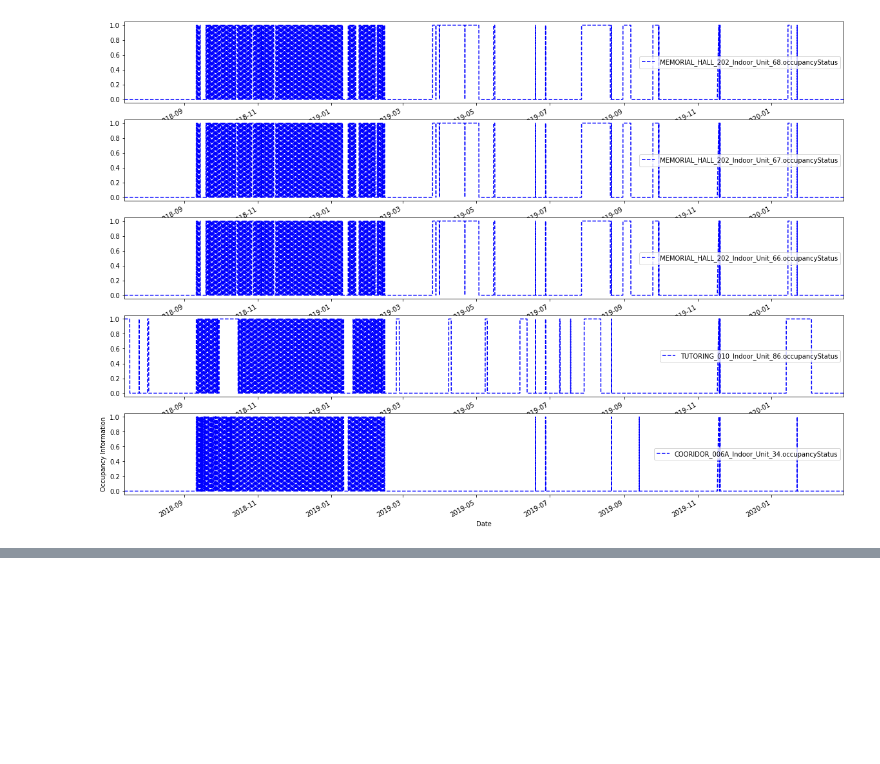
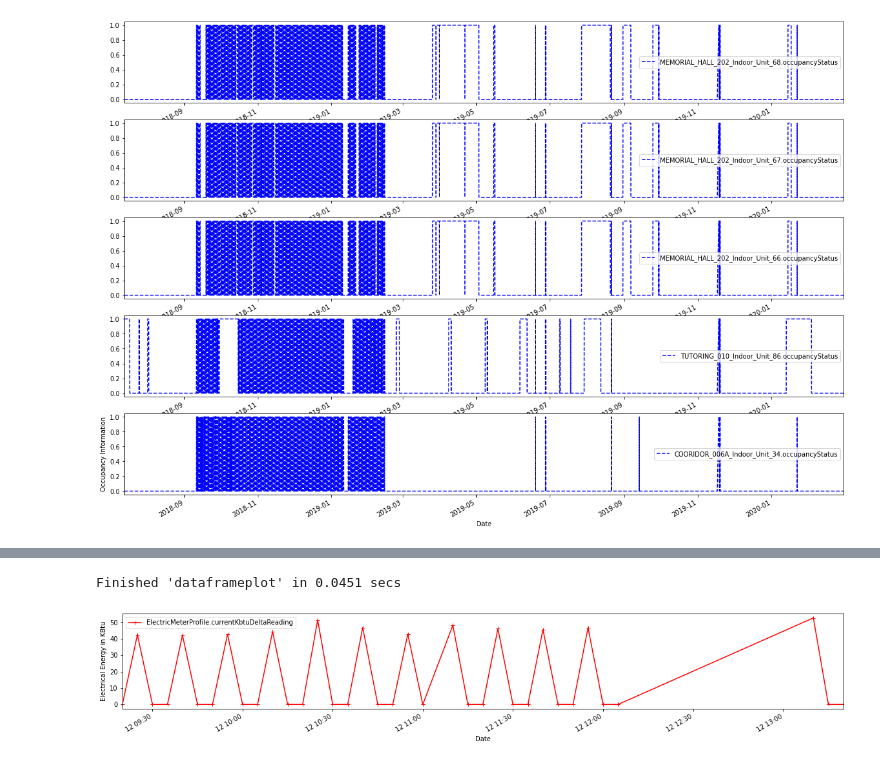
Before and after one commit to AndrewSundaram/VU_SmartCities, a Jupyter notebook: EnergyWorkbook.ipynb, the cells around one changed output, grey strips where cells are left out. Saved outputs shown, nothing was run; the diff lists cells and outputs as text; code cells hidden in the pictures; blank space fills up the shorter version.

```diff
--- a/EnergyWorkbook.ipynb
+++ b/EnergyWorkbook.ipynb
@@ -128,6 +141,9 @@ KeyError: ignored
 # %%
-df2 = dp.readfile('./data/occupancyStatus.csv',
+# load data path
+energy_data = dp.readfile('./data/AH_Energy_Meter.csv',
                       timeformat='%m/%d/%Y %H:%M',
                       dateheading='Date')
+
+# Basic preprocessing read data and perform certain available operations and return processed dataframe
 processmethods = ['file2df', 'datetime_parse_df']
-df2 = df2.return_df(processmethods=processmethods)
+energy_data = energy_data.return_df(processmethods=processmethods)
@@ -137,0 +150,7 @@ KeyError: ignored
+# %%
+# Drop Columns where more than X% of values are NaN
+x = 8
+energy_data = dp.dropNaNcols(energy_data, threshold = 1-(x/100))
+
+# Drop entire rows with NaN cells
+energy_data = dp.dropNaNrows(energy_data)
@@ -137,0 +181,6 @@ KeyError: ignored
+# %%
+# We want to look at data from 12th of July 9:17 am to 12th of July 01:23 pm
+# We slice the data frame to look at the above mentioned date range using the command below
+df_new = energy_data[(energy_data.index >= '2018-07-12 09:17:00') & (energy_data.index <= '2018-07-12 13:23:00')]
+# look at the newly created dataframe after slicing
+df_new.head(50)
@@ -137,0 +206,12 @@ KeyError: ignored
+# %%
+# In case we want to plot the "Electrical Energy" for the small section of data we just created
+# plot the columns
+dp.dataframeplot(df_new[['ElectricMeterProfile.currentKbtuDeltaReading']],
+                 style='r+-',  # plot with red line and annotate points with '+' symbol and connect themby straight lines
+                 xlabel='Date',
+                 ylabel='Electrical Energy in KBtu',
+                 lazy=False,
+                 legend=True)
+# %% [output]
+Finished 'dataframeplot' in 0.0451 secs
+[figure, added]
```
Also changed, not shown: parts of 12 cells of this notebook.
